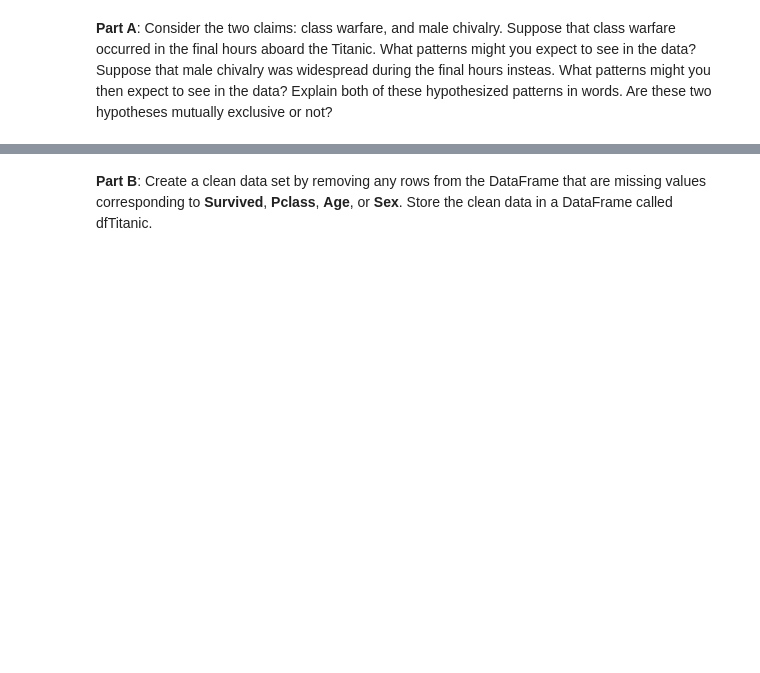
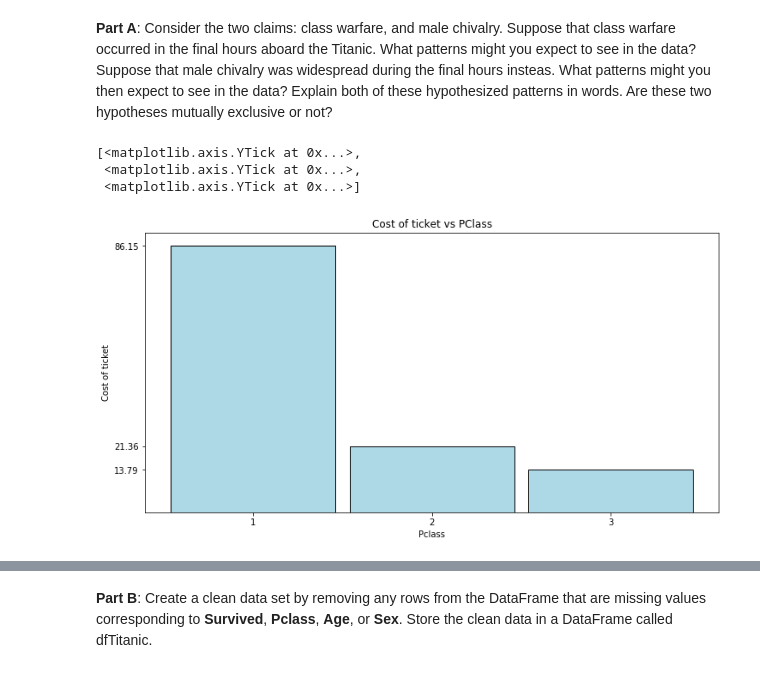
Before and after one commit to howardmonington/friendly-fortnight, a Jupyter notebook: homework/homework1/hmwk01_Kennedy_Alex.ipynb, the cells around one changed output, grey strips where cells are left out. Saved outputs shown, nothing was run; the diff lists cells and outputs as text; code cells hidden in the pictures; blank space fills up the shorter version.

Commit message:
Working on problem 4 for hw1, #5 done

```diff
--- a/homework/homework1/hmwk01_Kennedy_Alex.ipynb
+++ b/homework/homework1/hmwk01_Kennedy_Alex.ipynb
@@ -492,3 +493,46 @@ df.head()
 | 4 | 5 | 0 | 3 | Allen, Mr. William Henry | male | 63.0 | 0 | 0 | 373450 | 8.0500 | ... |
 # %% [markdown]
 **Part A**: Consider the two claims: class warfare, and male chivalry. Suppose that class warfare occurred in the final hours aboard the Titanic.  What patterns might you expect to see in the data?  Suppose that male chivalry was widespread during the final hours insteas. What patterns might you then expect to see in the data?  Explain both of these hypothesized patterns in words. Are these two hypotheses mutually exclusive or not?
+# %%
+#no NaN values in Fare, but there is at least one zero. This could be a problem so I'm going to filter it out
+# print(np.sort(df["Fare"].unique()))
+df_titanic_clean_fare = df.loc[df["Fare"] != 0]
+average_price_of_ticket_1 = df_titanic_clean_fare.loc[df_titanic_clean_fare["Pclass"] == 1]["Fare"].mean()
+# print(average_price_of_ticket_1)
+average_price_of_ticket_2 = df_titanic_clean_fare.loc[df_titanic_clean_fare["Pclass"] == 2]["Fare"].mean()
+# print(average_price_of_ticket_2)
+average_price_of_ticket_3 = df_titanic_clean_fare.loc[df_titanic_clean_fare["Pclass"] == 3]["Fare"].mean()
+# print(average_price_of_ticket_3)
+
+#bar chart for list code found on this stack overflow page:
+#https://stackoverflow.com/questions/34029865/how-to-plot-bar-chart-for-a-list-in-python
+data=[('1',average_price_of_ticket_1),('2',average_price_of_ticket_2),('3',average_price_of_ticket_3)]
+
+labels, ys = zip(*data)
+xs = np.arange(len(labels))
+width = 0.92
+
+fig = plt.figure()
+fig.set_size_inches(12,6)
+ax = fig.gca()  #get current axes
+ax.bar(xs, ys, width,
+       align='center',
+       edgecolor = "Black",
+       facecolor = "LightBlue")
+plt.title("Cost of ticket vs PClass")
+plt.xlabel("Pclass")
+plt.ylabel("Cost of ticket")
+
+#Remove the default x-axis tick numbers and
+#use tick numbers of your own choosing:
+ax.set_xticks(xs)
+#Replace the tick numbers with strings:
+ax.set_xticklabels(labels)
+#Remove the default y-axis tick numbers and
+#use tick numbers of your own choosing:
+ax.set_yticks(ys)
+# %% [output]
+[<matplotlib.axis.YTick at 0x...>,
+ <matplotlib.axis.YTick at 0x...>,
+ <matplotlib.axis.YTick at 0x...>]
+[figure, added]
```
Also changed, not shown: parts of 8 cells of this notebook.
